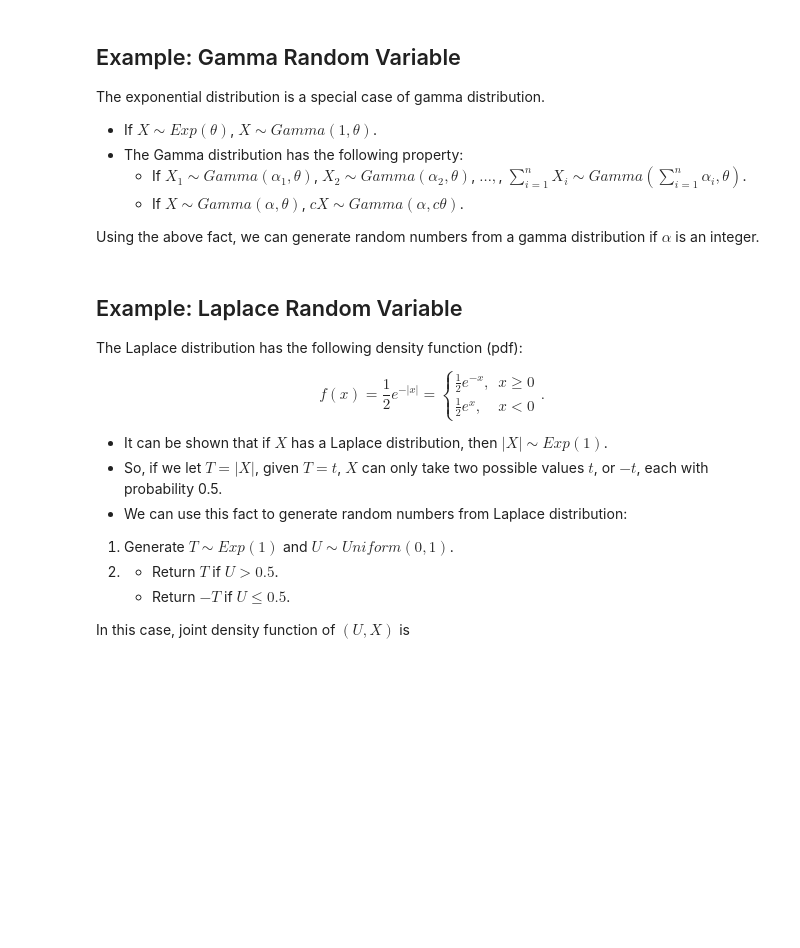
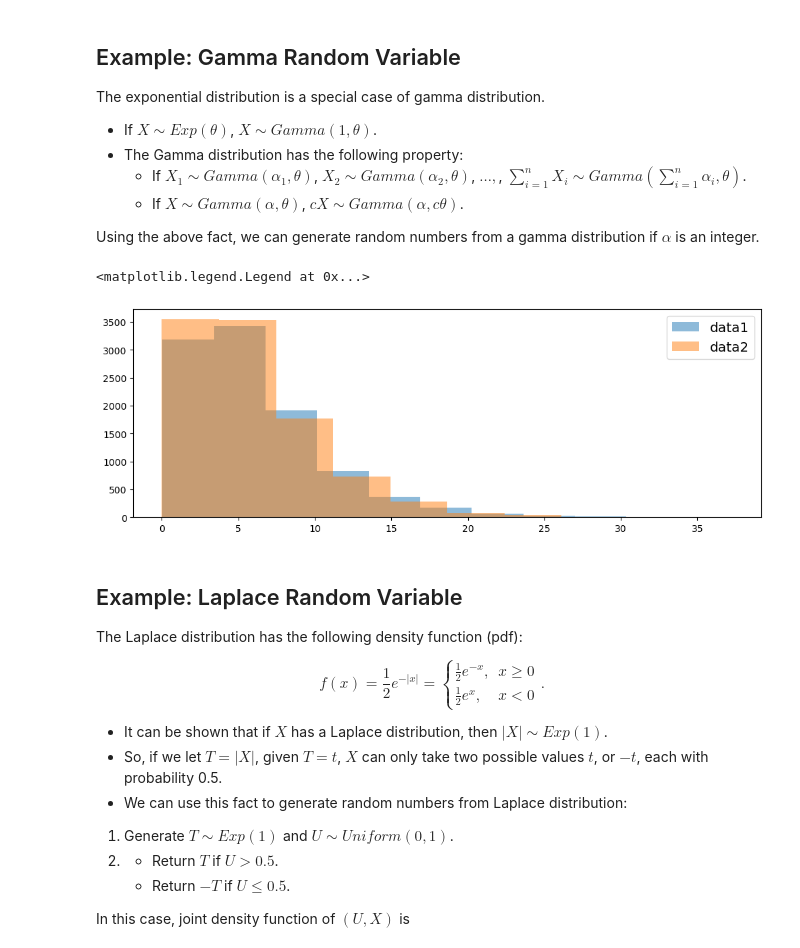
Before and after one commit to STAT2255/2024, a Jupyter notebook: notes/note13_RandomNumbers.ipynb, the cells around one changed output. Saved outputs shown, nothing was run; the diff lists cells and outputs as text; code cells hidden in the pictures; blank space fills up the shorter version.

```diff
--- a/notes/note13_RandomNumbers.ipynb
+++ b/notes/note13_RandomNumbers.ipynb
@@ -158,14 +173,18 @@ Using the above fact, we can generate random numbers from a gamma distribution i
 # %%
 def random_gamma(alpha=1, theta=1):
     exp = [random_exp(theta) for i in range(alpha)]
-    return sum(exp)
+    X = np.sum(exp)
+    return X
 # %%
-gamma1 = [random_gamma(2, 3) for i in range(5000)]
-gamma2 = np.random.gamma(2, 3, size = 5000)
-plt.figure(figsize=(12,6))
+gamma1 = [random_gamma(2, 3) for i in range(10000)]
+gamma2 = np.random.gamma(2, 3, size = 10000)
+plt.figure(figsize=(12,4))
 plt.hist(gamma1, alpha=0.5, label="data1", bins = 10)
 plt.hist(gamma2, alpha=0.5, label="data2", bins = 10)
 plt.legend(fontsize = 'x-large')
+# %% [output]
+<matplotlib.legend.Legend at 0x...>
+[figure, added]
 # %% [markdown]
 ## Example: Laplace Random Variable
 
```
Also changed, not shown: parts of 7 cells of this notebook.
